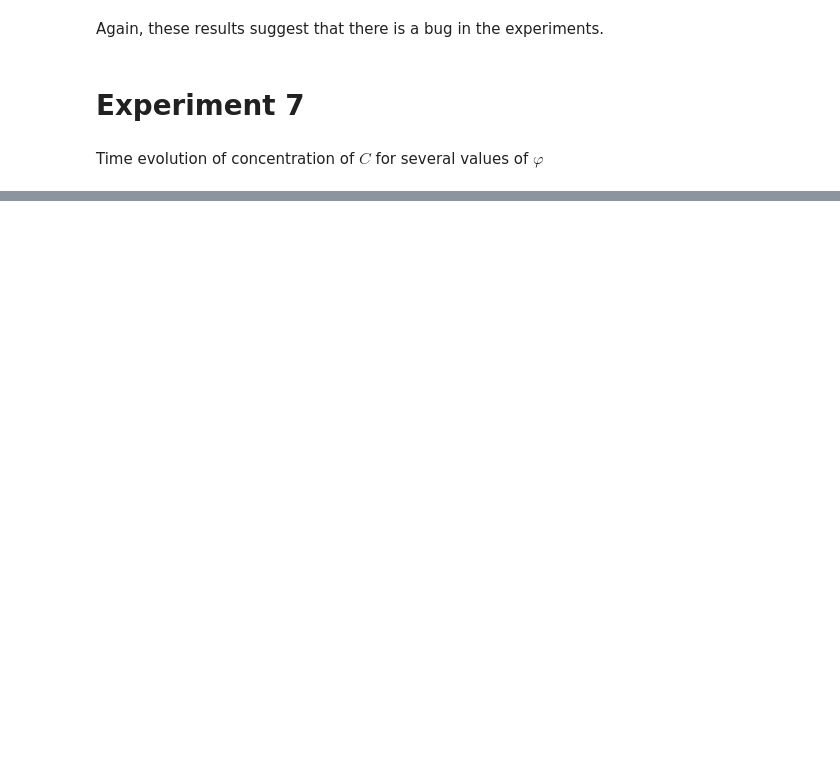
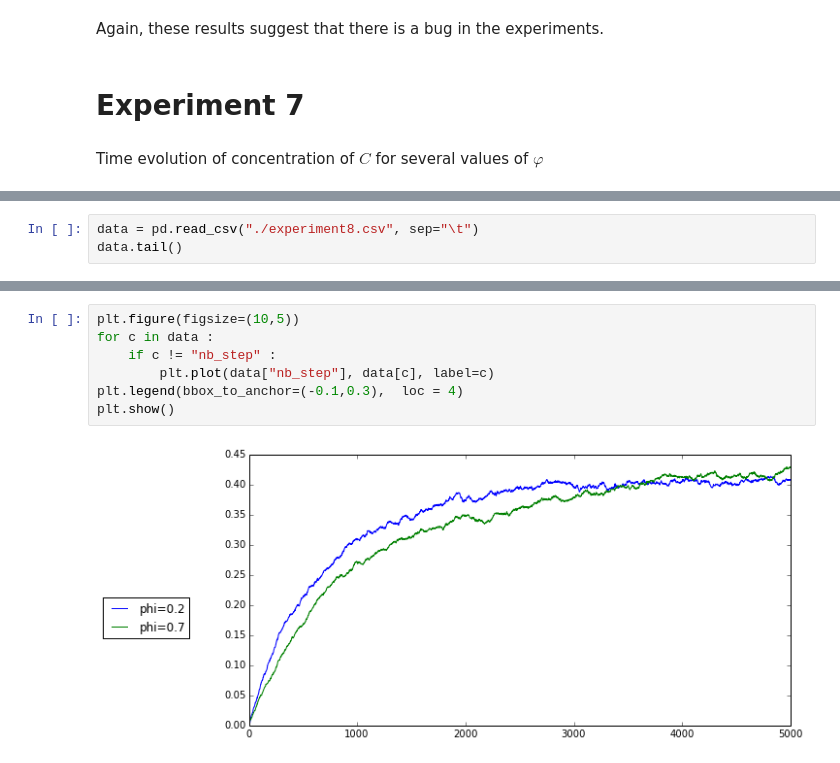
Before and after one commit to clementhenin/dynamical_process, a Jupyter notebook: results/Display.ipynb, the cells around one changed output, grey strips where cells are left out. Saved outputs shown, nothing was run; the diff lists cells and outputs as text; blank space fills up the shorter version.

```diff
--- a/results/Display.ipynb
+++ b/results/Display.ipynb
@@ -295,0 +309,3 @@ plt.show()
+# %%
+data = pd.read_csv("./experiment8.csv", sep="\t")
+data.tail()
@@ -295,0 +320,9 @@ plt.show()
+# %%
+plt.figure(figsize=(10,5))
+for c in data :
+    if c != "nb_step" :
+        plt.plot(data["nb_step"], data[c], label=c)
+plt.legend(bbox_to_anchor=(-0.1,0.3),  loc = 4)
+plt.show()
+# %% [output]
+[figure, added]
```
Also changed, not shown: parts of 10 cells of this notebook, 4 other files.
